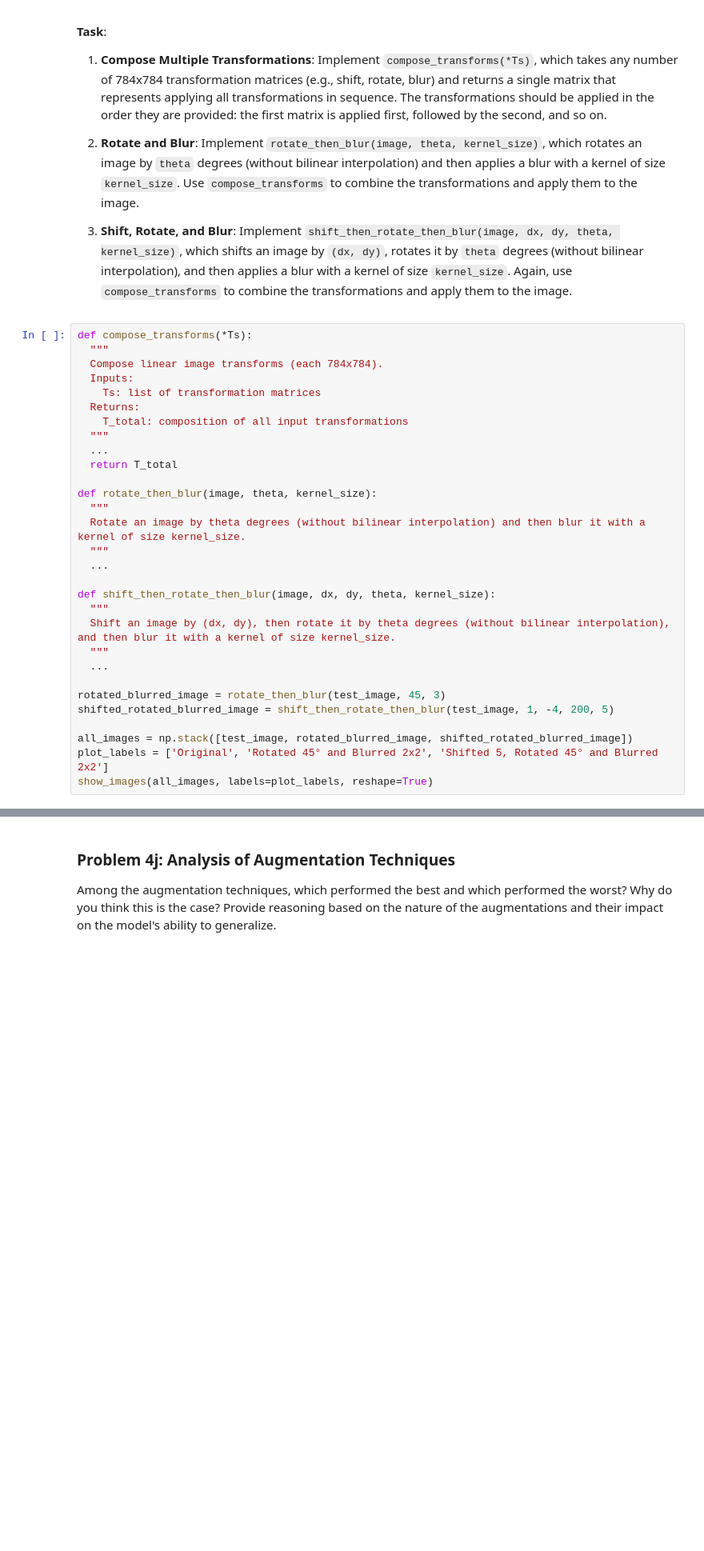
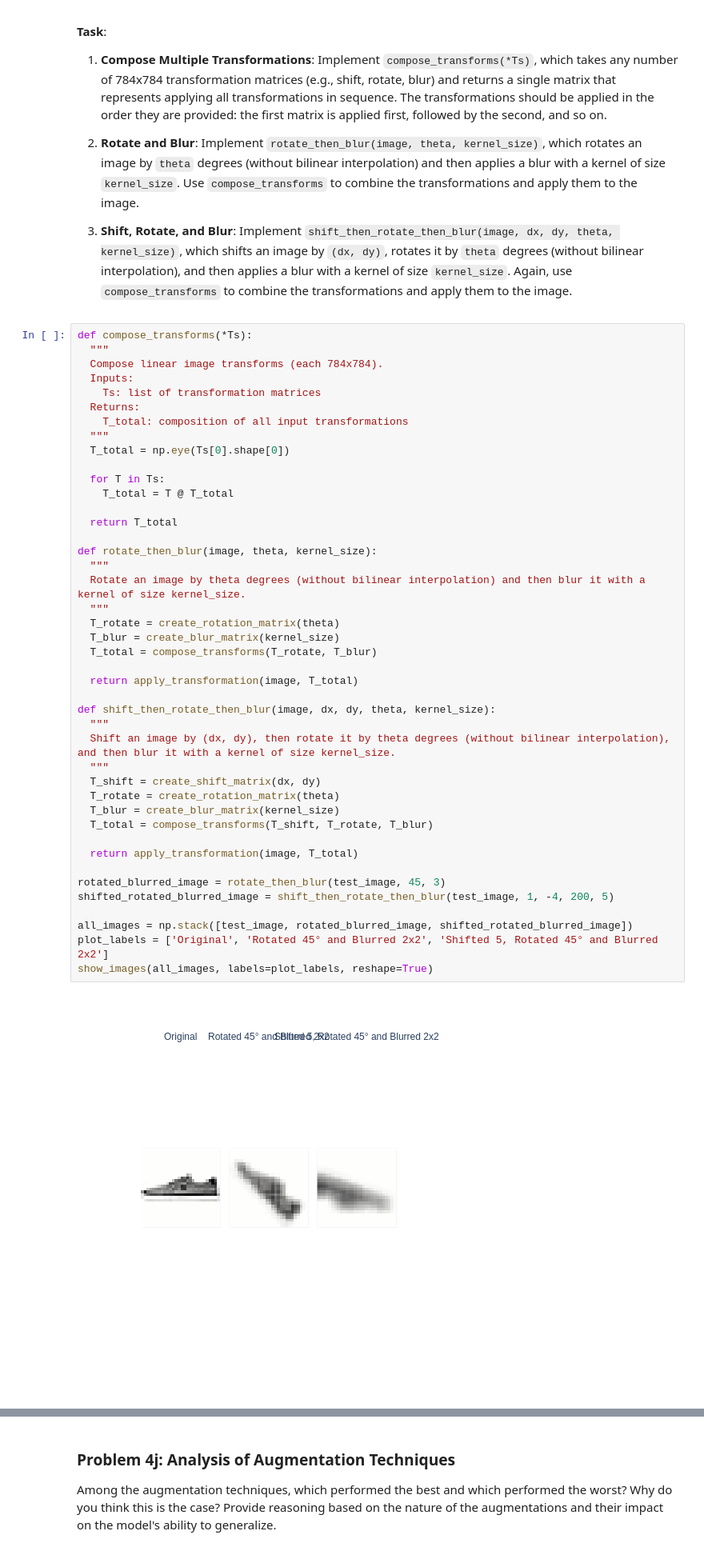
Before and after one commit to chenxixianming/fa25-student, a Jupyter notebook: hw/hw1/fashion_pt_1.ipynb, the cells around one changed output, grey strips where cells are left out. Shown at 80% size. Saved outputs shown, nothing was run; the diff lists cells and outputs as text; blank space fills up the shorter version.

```diff
--- a/hw/hw1/fashion_pt_1.ipynb
+++ b/hw/hw1/fashion_pt_1.ipynb
@@ -1690,32 +1690,47 @@ An advantage of transformation matrices is their composability: you can combine
 # %%
 def compose_transforms(*Ts):
   """
   Compose linear image transforms (each 784x784).
   Inputs:
     Ts: list of transformation matrices
   Returns:
     T_total: composition of all input transformations
   """
-  ...
+  T_total = np.eye(Ts[0].shape[0])
+
+  for T in Ts:
+    T_total = T @ T_total
+
   return T_total
 
 def rotate_then_blur(image, theta, kernel_size):
   """
   Rotate an image by theta degrees (without bilinear interpolation) and then blur it with a kernel of size kernel_size.
   """
-  ...
+  T_rotate = create_rotation_matrix(theta)
+  T_blur = create_blur_matrix(kernel_size)
+  T_total = compose_transforms(T_rotate, T_blur)
+
+  return apply_transformation(image, T_total)
 
 def shift_then_rotate_then_blur(image, dx, dy, theta, kernel_size):
   """
   Shift an image by (dx, dy), then rotate it by theta degrees (without bilinear interpolation), and then blur it with a kernel of size kernel_size.
   """
-  ...
+  T_shift = create_shift_matrix(dx, dy)
+  T_rotate = create_rotation_matrix(theta)
+  T_blur = create_blur_matrix(kernel_size)
+  T_total = compose_transforms(T_shift, T_rotate, T_blur)
+
+  return apply_transformation(image, T_total)
 
 rotated_blurred_image = rotate_then_blur(test_image, 45, 3)
 shifted_rotated_blurred_image = shift_then_rotate_then_blur(test_image, 1, -4, 200, 5)
 
 all_images = np.stack([test_image, rotated_blurred_image, shifted_rotated_blurred_image])
 plot_labels = ['Original', 'Rotated 45° and Blurred 2x2', 'Shifted 5, Rotated 45° and Blurred 2x2']
 show_images(all_images, labels=plot_labels, reshape=True)
+# %% [output]
+[figure, added]
 # %%
 grader.check("q4f")
```
Also changed, not shown: parts of 9 cells of this notebook.
